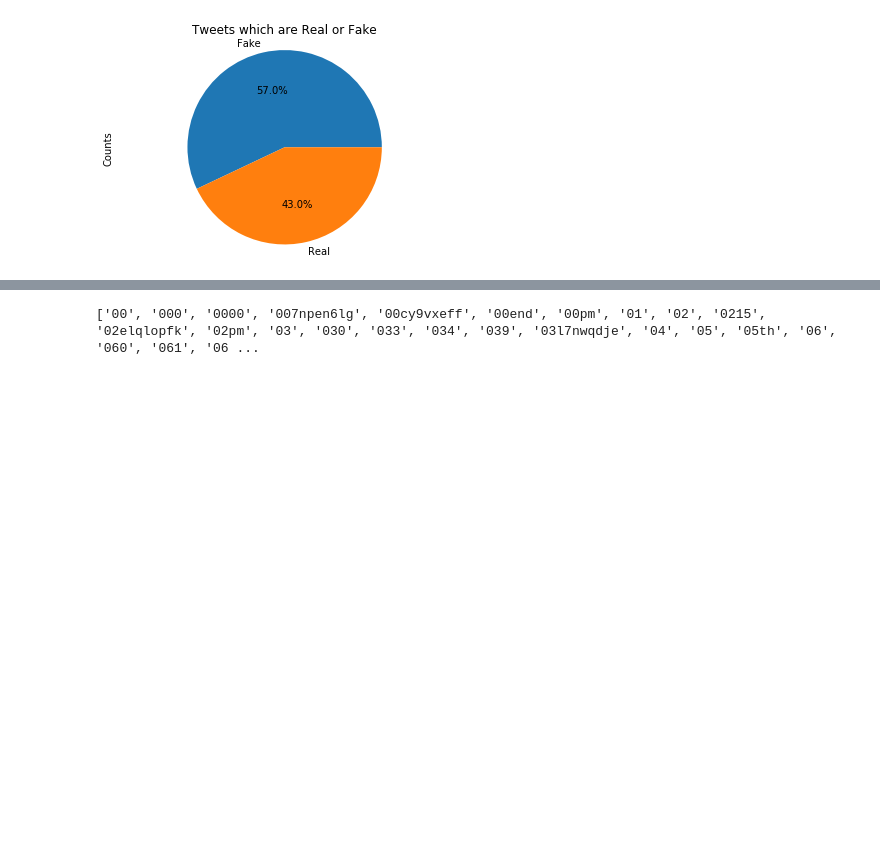
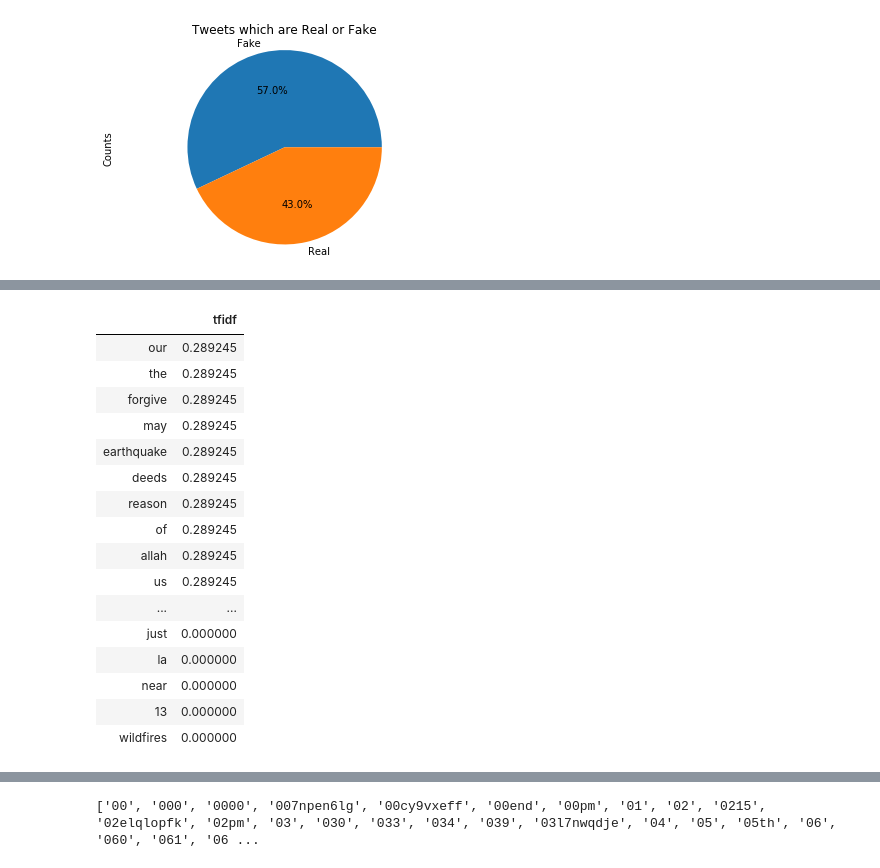
Before and after one commit to ayusharora99/Real_or_Not, a Jupyter notebook: Real_or_Not_Ridge_Classifier.ipynb, the cells around one changed output, grey strips where cells are left out. Drawn from its saved outputs; the diff is of its cells as text; code cells hidden in the pictures; blank space fills up the shorter version.

```diff
--- a/Real_or_Not_Ridge_Classifier.ipynb
+++ b/Real_or_Not_Ridge_Classifier.ipynb
@@ -79,6 +98,8 @@ plt.show()
 [figure]
 # %%
 # Count words in each tweet
-count_vectorizer = feature_extraction.text.CountVectorizer()
+#count_vectorizer = feature_extraction.text.CountVectorizer()
+tf_idf_vectorizer = TfidfVectorizer(use_idf=True)
 # %%
-example_train_vector = count_vectorizer.fit_transform(train['text'][0:5])
+#example_train_vector = count_vectorizer.fit_transform(train['text'][0:5])
+example_train_vectors = tf_idf_vectorizer.fit_transform(train['text'][0:5])
@@ -85,3 +115,26 @@ example_train_vector = count_vectorizer.fit_transform(train['text'][0:5])
+# %%
+first_vector = example_train_vectors[0]
+
+df = pd.DataFrame(first_vector.T.todense(),index = tf_idf_vectorizer.get_feature_names(),columns=['tfidf'])
+df.sort_values(by=['tfidf'],ascending = False)
+# %% [output]
+|  | tfidf |
+| our | 0.289245 |
+| the | 0.289245 |
+| forgive | 0.289245 |
+| may | 0.289245 |
+| earthquake | 0.289245 |
+| deeds | 0.289245 |
+| reason | 0.289245 |
+| of | 0.289245 |
+| allah | 0.289245 |
+| us | 0.289245 |
+| ... | ... |
+| just | 0.000000 |
+| la | 0.000000 |
+| near | 0.000000 |
+| 13 | 0.000000 |
+| wildfires | 0.000000 |
 # %%
 # 54 unique tokens/words in first 5 tweets
 example_train_vector[0].todense().shape
```
Also changed, not shown: parts of 15 cells of this notebook, 1 other file.
